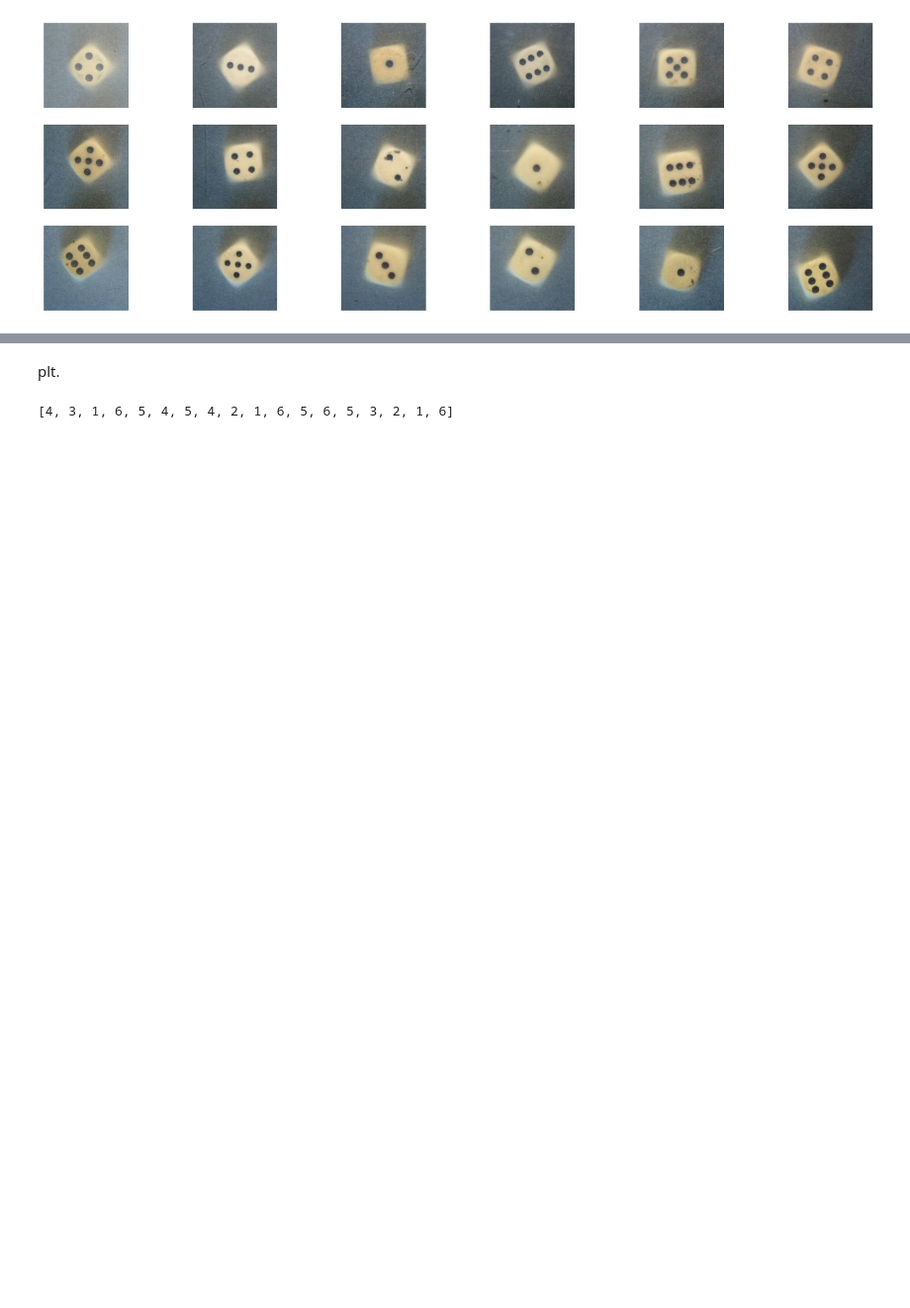
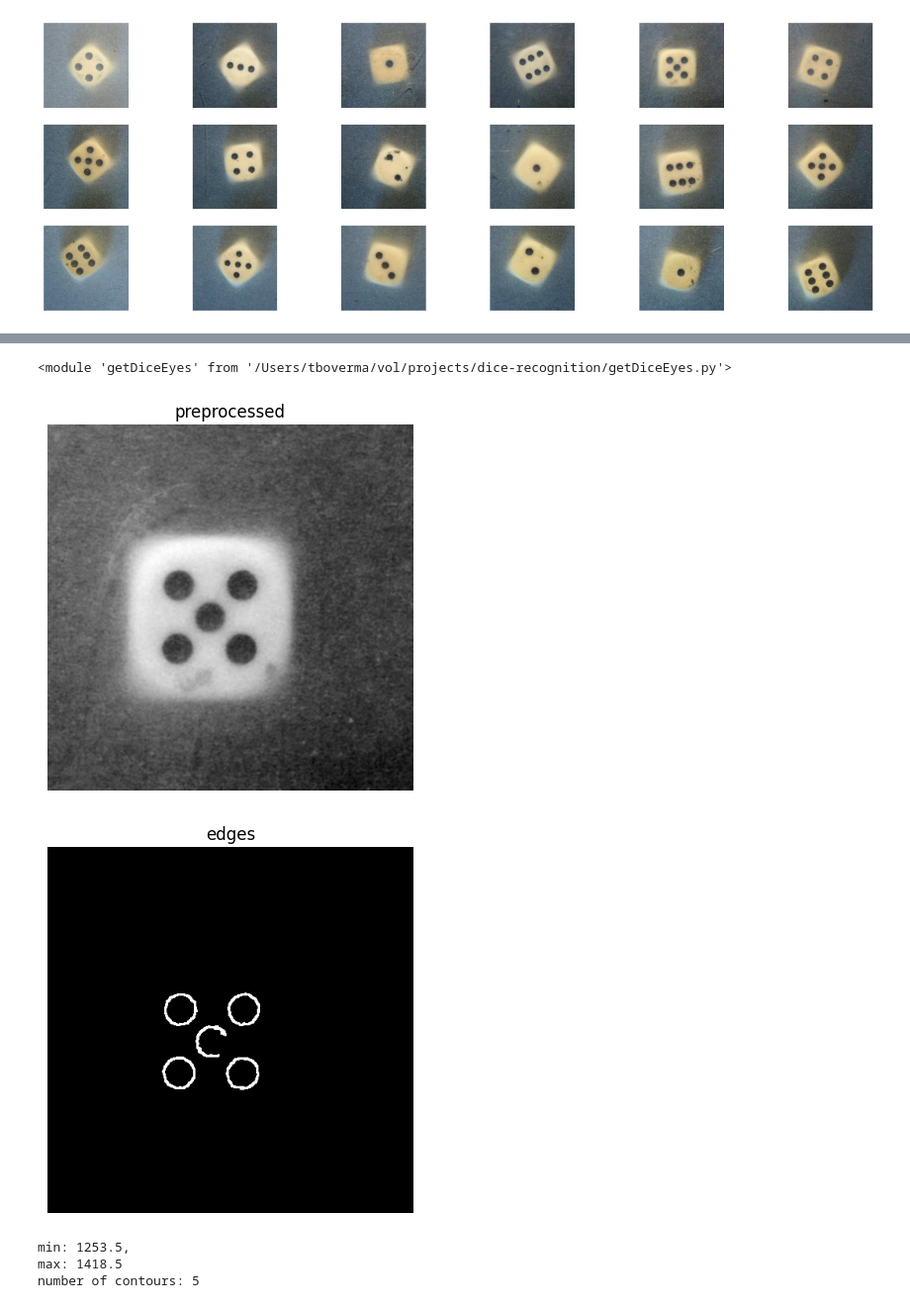
Before and after one commit to tai-studio/dice-recognition, a Jupyter notebook: dice_recognition_playground.ipynb, the cells around one changed output, grey strips where cells are left out. Shown at 99% size. Saved outputs shown, nothing was run; the diff lists cells and outputs as text; code cells hidden in the pictures; blank space fills up the shorter version.

```diff
--- a/dice_recognition_playground.ipynb
+++ b/dice_recognition_playground.ipynb
@@ -169,10 +64,3 @@ min: 1154.5, max: 1258.5
-# %% [markdown]
-plt.
-# %%
-dice_eyes = [get_dice_value(dice, min_area=600, max_area=2000,) for dice in dice_images]
-print(dice_eyes)
-# %% [output]
-[4, 3, 1, 6, 5, 4, 5, 4, 2, 1, 6, 5, 6, 5, 3, 2, 1, 6]
 # %%
 # save dice_images into separate jpgs
 for i, dice in enumerate(dice_images):
@@ -179,0 +70,22 @@ for i, dice in enumerate(dice_images):
+# %%
+# reload getDiceEyes.py
+import getDiceEyes as gde
+from importlib import reload
+reload(gde)
+# %% [output]
+<module 'getDiceEyes' from '/Users/tboverma/vol/projects/dice-recognition/getDiceEyes.py'>
+# %%
+# test for one image
+
+# img = no_dice_image.copy()
+img = dice_images[4].copy()
+
+preprocessed_image = gde.prepare_image(img, blur=5, normalise=False, verbose=True);
+edges = gde.get_edges(preprocessed_image, canny_low=90, canny_high=200, dilate_erode_kernel_size=2, dilate_iterations=3, erode_iterations=1, verbose=True);
+contours = gde.get_contours(edges, min_area=1000, max_area=20000, verbose=True);
+# %% [output]
+[figure, added]
+[figure, added]
+min: 1253.5,
+max: 1418.5
+number of contours: 5
```
Also changed, not shown: parts of 9 cells of this notebook, 25 other files.
